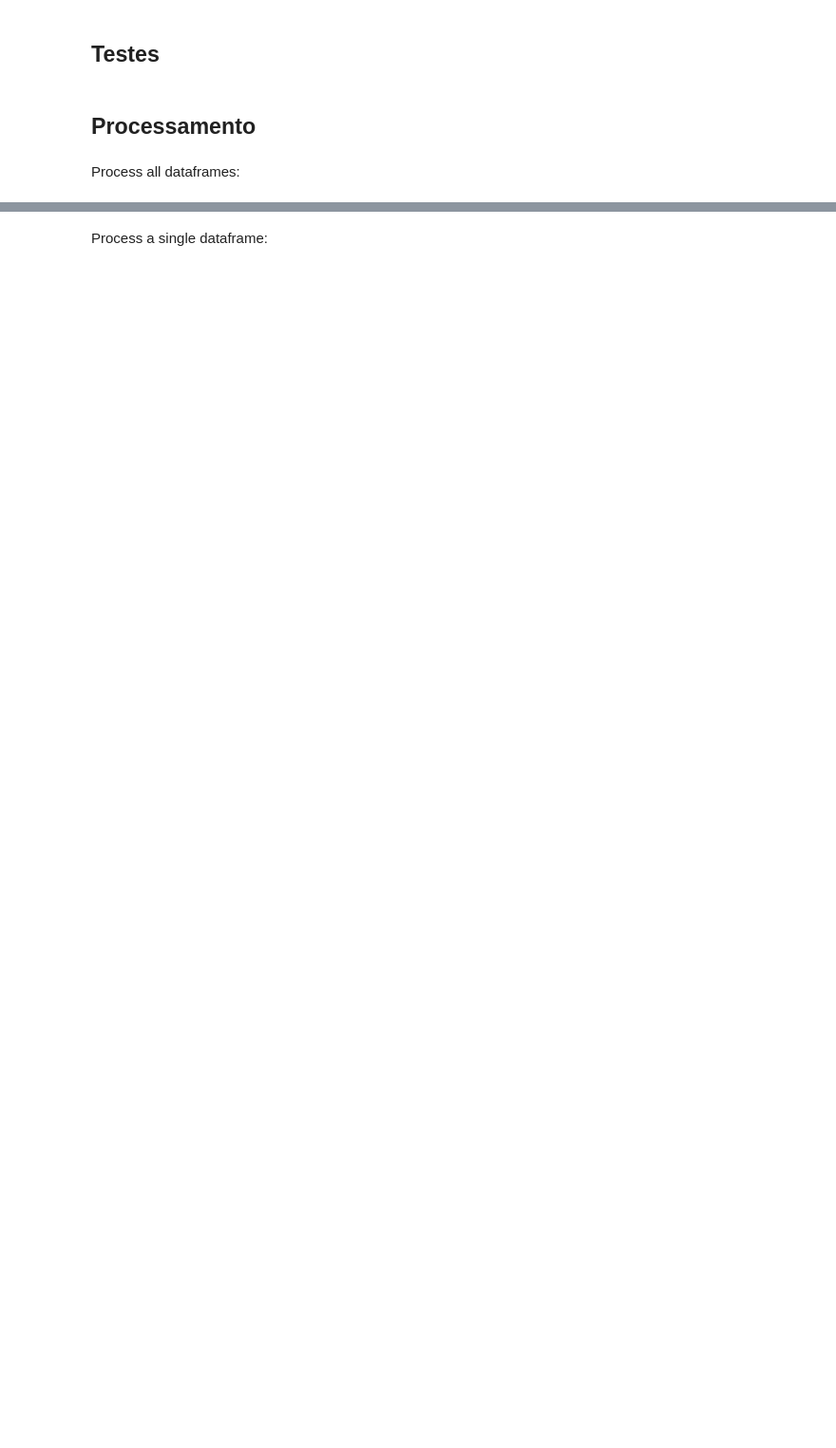
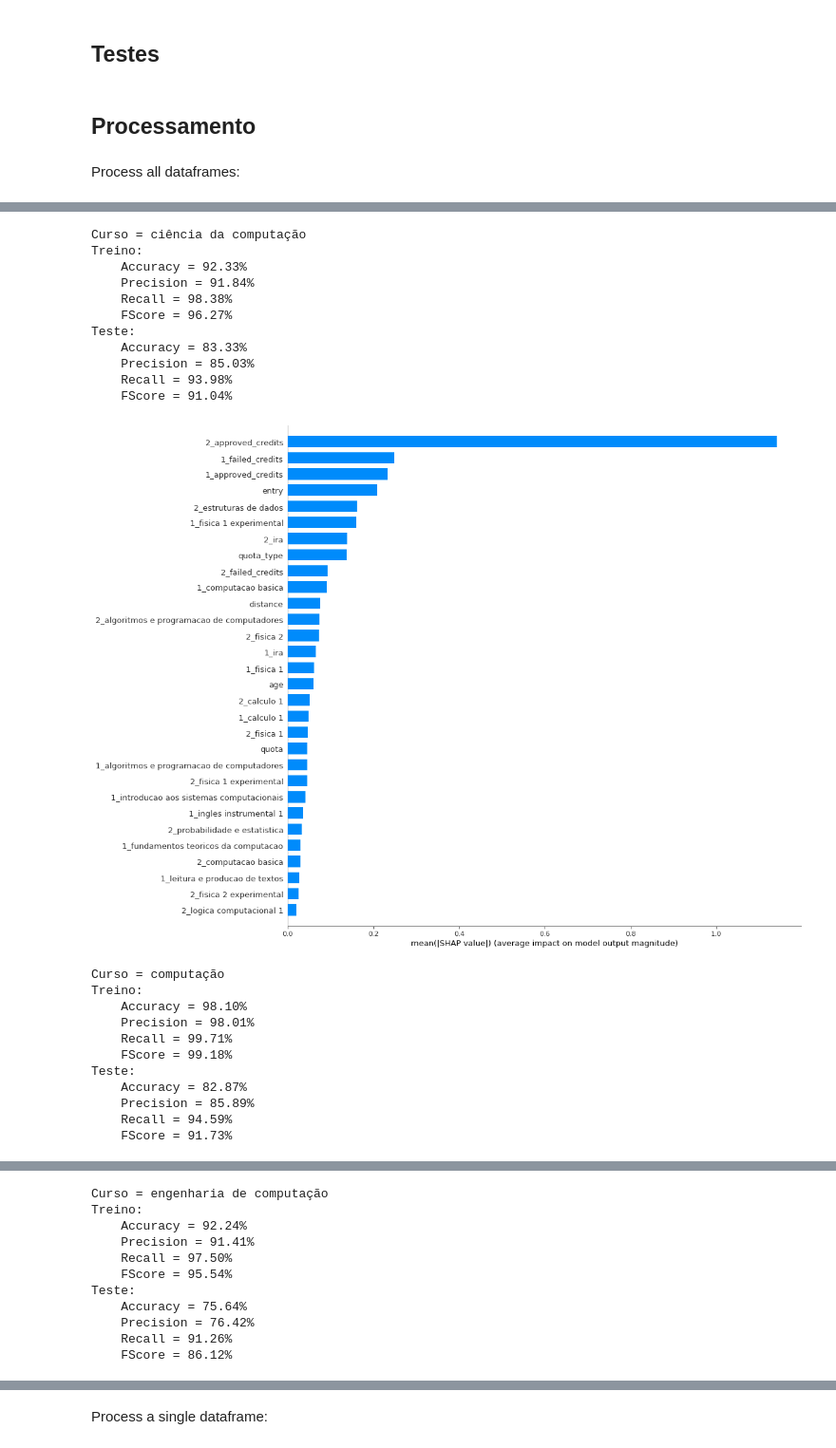
Before and after one commit to gnramos/trj-academica, a Jupyter notebook: pipeline/main.ipynb, the cells around one changed output, grey strips where cells are left out. Shown at 95% size. Drawn from its saved outputs; the diff is of its cells as text; code cells hidden in the pictures; blank space fills up the shorter version.

```diff
--- a/pipeline/main.ipynb
+++ b/pipeline/main.ipynb
@@ -102,5 +110,7 @@ data_process = data_course.copy()
 # %% [markdown]
 Tamanho da base:
 # %%
-# for course in data_course.keys():
-#     print(f'{course} = {data_course[course].shape}')
+for course in data_course.keys():
+    print(f'{course} = {data_course[course].shape}')
+    print(f'quota \n{data_course[course]["quota"].value_counts()}')
+    print('\n')
@@ -107,8 +135,8 @@ Tamanho da base:
 # %% [markdown]
 Desbalanceamento da base:
 # %%
-# for course in data_course.keys():
-#     print(f'{course}:')
-#     freq = data_course[course]['dropout'].value_counts()
-#     print(freq)
-#     print('\n')
+for course in data_course.keys():
+    print(f'{course}:')
+    freq = data_course[course]['dropout'].value_counts()
+    print(freq)
+    print('\n')
@@ -121,7 +169,6 @@ Desbalanceamento da base:
 # %%
 def catboost(data):
     output_attr = 'dropout'
-    cat_attr = ['course', 'entry']
 
     X = data.drop(columns=[output_attr])
     y = data[output_attr]
@@ -133,8 +180,12 @@ def catboost(data):
     output_freq = data[output_attr].value_counts()
     scale = output_freq[0] / output_freq[1]  # negative / positive
 
-    model = CatBoostClassifier(scale_pos_weight=scale)
-    model.fit(X_train, y_train, cat_features=cat_attr, plot=False, silent=True)
+    model = CatBoostClassifier(scale_pos_weight=scale, depth=5, one_hot_max_size=4)
+    model.fit(
+        X_train, y_train,
+        cat_features=cat_attr, plot=False, silent=True
+    )
+    # print(model.get_all_params())
 
     process.show_metrics(model, X_train, y_train, X_test, y_test)
     # utils.precision_recall_graph(model, X_test, y_test)
@@ -145,10 +196,12 @@ def catboost(data):
         type="ShapValues"
     )
     shap_values = shap_values[:,:-1]
-    shap.summary_plot(shap_values, X_test, plot_type='bar', max_display=20)
-
-    # fi = model.get_feature_importance(Pool(X_test, label=y_test,cat_features=cat_attr), type='LossFunctionChange')
-    # utils.plot_feature_importance(fi, X.columns, 'Catboost')
+    shap.summary_plot(
+        shap_values, X_test,
+        plot_type='bar',
+        plot_size=(15,15),
+        max_display=30
+    )
 
     return model, X_test
 # %% [markdown]
@@ -191,0 +274,28 @@ No artists with labels found to put in legend.  Note that artists whose label st
+# %%
+for course, data in data_process.items():
+    print(f'\nCurso = {course}')
+    model, X_test = catboost(data)
+# %% [output]
+Curso = ciência da computação
+Treino:
+    Accuracy = 92.33%
+    Precision = 91.84%
+    Recall = 98.38%
+    FScore = 96.27%
+Teste:
+    Accuracy = 83.33%
+    Precision = 85.03%
+    Recall = 93.98%
+    FScore = 91.04%
+[figure, added]
+Curso = computação
+Treino:
+    Accuracy = 98.10%
+    Precision = 98.01%
+    Recall = 99.71%
+    FScore = 99.18%
+Teste:
+    Accuracy = 82.87%
+    Precision = 85.89%
+    Recall = 94.59%
+    FScore = 91.73%
@@ -191,0 +303,11 @@ No artists with labels found to put in legend.  Note that artists whose label st
+Curso = engenharia de computação
+Treino:
+    Accuracy = 92.24%
+    Precision = 91.41%
+    Recall = 97.50%
+    FScore = 95.54%
+Teste:
+    Accuracy = 75.64%
+    Precision = 76.42%
+    Recall = 91.26%
+    FScore = 86.12%
```
Also changed, not shown: parts of 13 cells of this notebook, 2 other files.
